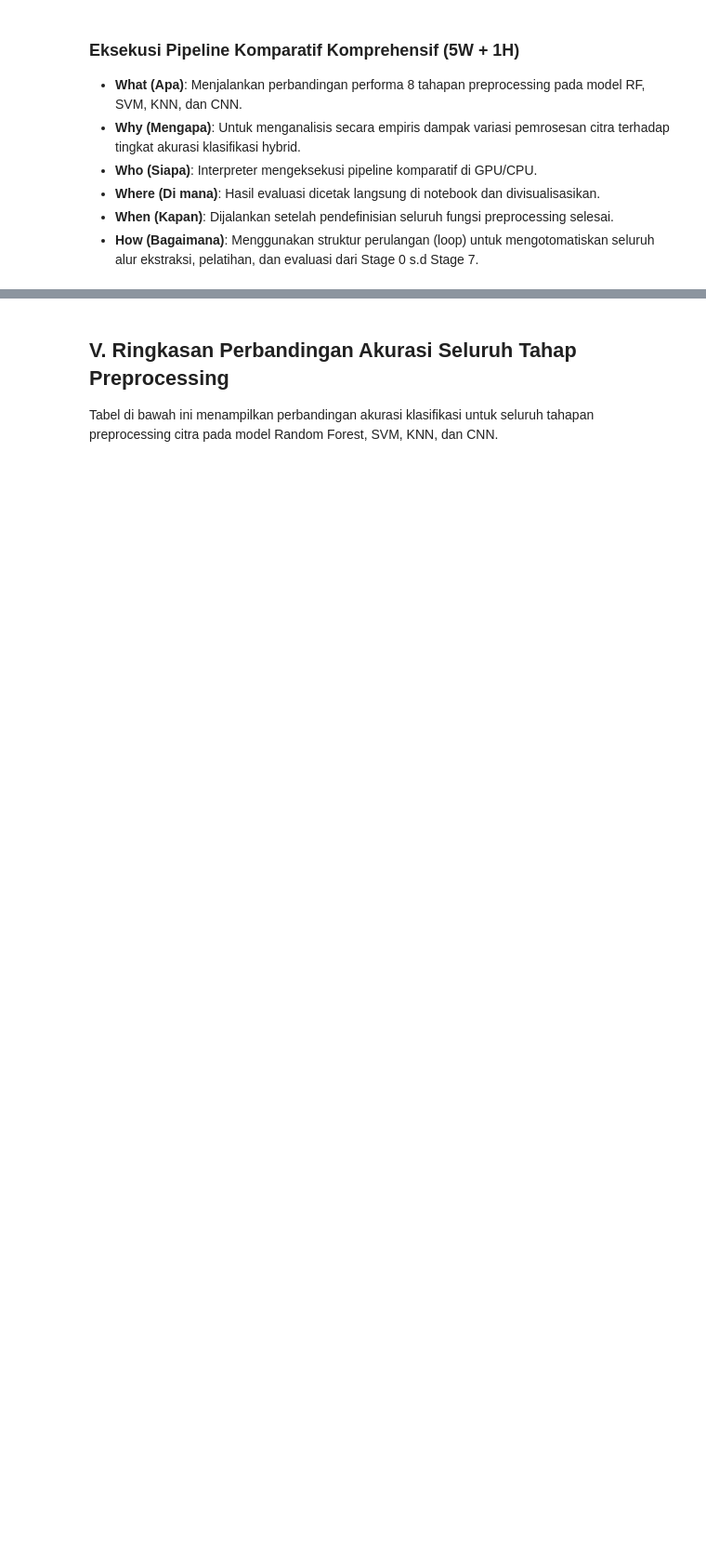
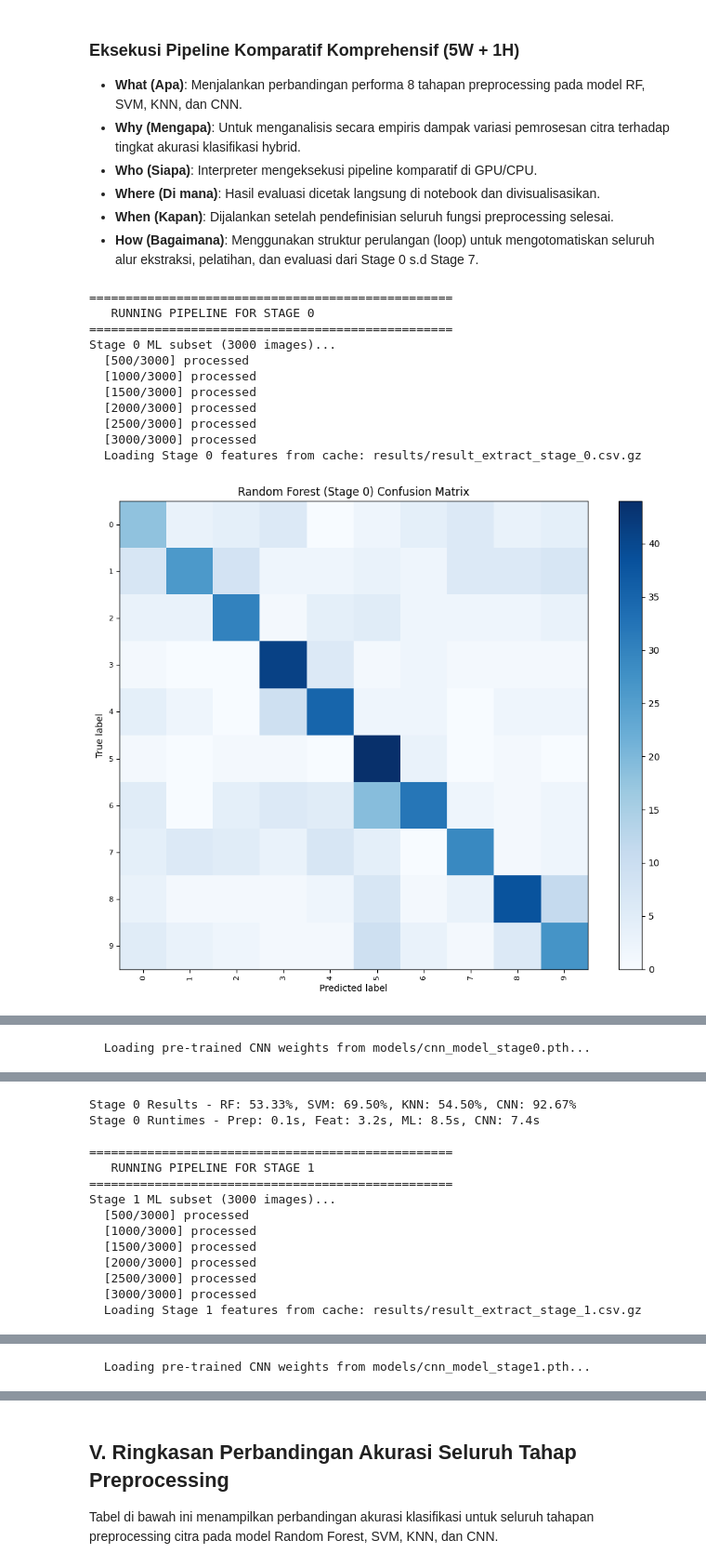
Before and after one commit to Schryzon/AeroVision, a Jupyter notebook: AeroVision.ipynb, the cells around one changed output, grey strips where cells are left out. Shown at 93% size. Drawn from its saved outputs; the diff is of its cells as text; code cells hidden in the pictures; blank space fills up the shorter version.

```diff
--- a/AeroVision.ipynb
+++ b/AeroVision.ipynb
@@ -482,8 +502,8 @@ def prepro1(image):
 
 # Stage 2: Contrast Enhancement (2 methods)
 def prepro2(image):
-    img = acc.Equalization.clahe(image, clip_limit=2.0)
-    img = acc.Enhancement.gamma_correction(img, gamma=0.9)
+    img = acc.Equalization.clahe(image, clip_limit=1.5)
+    img = acc.Enhancement.gamma_correction(img, gamma=0.8)
     return img
 
 # Stage 3: Detail/Edge Enhancement (2 methods)
@@ -622,7 +642,6 @@ for stage in range(8):
     fn = prepro_fns[stage]
     t0_prep = time.time()
     data_prep = batch_preprocess(data_augmented, fn, f'Stage {stage} ML subset')
-    data_all_prep = batch_preprocess(data_all, fn, f'Stage {stage} CNN full set')
     prep_time = time.time() - t0_prep
 
     # 2. Ekstraksi Fitur Hybrid (GLCM + HOG) - Check Cache First
@@ -635,7 +654,7 @@ for stage in range(8):
         df_features = df_full.drop(columns=['Label', 'Filename'])
     else:
         print(f'  Cache not found. Extracting features for Stage {stage}...')
-        GLCM_LEVELS = 16
+        GLCM_LEVELS = 32
         factor = 256 // GLCM_LEVELS
         glcm_feats_list = []
         for img in data_prep:
@@ -683,9 +702,9 @@ for stage in range(8):
     X_test_pca = pca.transform(X_test_scaled)
 
     # 5. Latih Model Tradisional
-    rf = RandomForestClassifier(n_estimators=100, random_state=67, n_jobs=-1)
-    svm = SVC(C=15.0, kernel='rbf', gamma='scale', random_state=67)
-    knn = KNeighborsClassifier(n_neighbors=5, metric='cosine')
+    rf = RandomForestClassifier(n_estimators=150, criterion='entropy', max_depth=15, random_state=67, n_jobs=-1)
+    svm = SVC(C=5.0, kernel='rbf', gamma='scale', random_state=67)
+    knn = KNeighborsClassifier(n_neighbors=9, weights='distance', metric='cosine')
 
     rf.fit(X_train_pca, y_train)
     svm.fit(X_train_pca, y_train)
@@ -700,7 +719,7 @@ for stage in range(8):
     plot_confusion_matrix(y_test, svm.predict(X_test_pca), f'SVM (Stage {stage}) Confusion Matrix')
     plot_confusion_matrix(y_test, knn.predict(X_test_pca), f'KNN (Stage {stage}) Confusion Matrix')
 
-    # 6. Latih Model CNN (Research Purposes - 10,000 Images, 100 Classes)
+    # 6. Latih Model CNN (10 Classes)
     cnn_acc = np.nan
     checkpoint_path = f'models/cnn_model_stage{stage}.pth'
     FORCE_RETRAIN_CNN = False
@@ -727,7 +746,7 @@ for stage in range(8):
                     param.requires_grad = True
                 for param in self.backbone.features[8].parameters():
                     param.requires_grad = True
-                self.backbone.classifier[1] = nn.Linear(1280, 100)
+                self.backbone.classifier[1] = nn.Linear(1280, 10)
             def forward(self, x):
                 x = x.repeat(1, 3, 1, 1)
                 return self.backbone(x)
@@ -738,10 +757,10 @@ for stage in range(8):
         optimizer = optim.Adam(filter(lambda p: p.requires_grad, model.parameters()), lr=0.0002)
 
         le_all = LabelEncoder()
-        y_all_encoded = le_all.fit_transform(labels_all)
+        y_all_encoded = le_all.fit_transform(labels_augmented)
 
         X_train_img, X_test_img, y_train_encoded, y_test_encoded = train_test_split(
-            data_all_prep, y_all_encoded, test_size=0.2, random_state=67
+            data_prep, y_all_encoded, test_size=0.2, random_state=67
         )
 
         X_train_t = torch.tensor(X_train_img, dtype=torch.float32).unsqueeze(1) / 255.0
@@ -757,7 +776,7 @@ for stage in range(8):
             model.load_state_dict(torch.load(checkpoint_path, map_location=device))
         else:
             print(f'  === TRAINING CNN FOR STAGE {stage} ===')
-            for epoch in range(5):
+            for epoch in range(10):
                 model.train()
                 for inputs, targets in train_loader:
                     inputs, targets = inputs.to(device), targets.to(device)
@@ -787,37 +806,51 @@ for stage in range(8):
         y_pred_encoded = np.array(all_preds)
         y_pred_labels = le_all.inverse_transform(y_pred_encoded)
         y_test_all_labels = le_all.inverse_transform(y_test_encoded)
+        plot_confusion_matrix(y_test_all_labels, y_pred_labels, f'CNN (Stage {stage}) Confusion Matrix')
 
         # Explicit VRAM Cleanup
         del model, optimizer, train_loader, val_loader, X_train_t, y_train_t, X_test_t, y_test_t
         import gc
         gc.collect()
         if torch.cuda.is_available():
             torch.cuda.empty_cache()
 
     except ImportError:
         print('PyTorch tidak terpasang. Melewati CNN.')
     cnn_time = time.time() - t0_cnn
 
     cached_total = prep_time + feat_time + ml_time + cnn_time
     uncached_feat = feat_time if not feat_cached else 150.0
     uncached_cnn = cnn_time if not cnn_cached else 100.0
     uncached_total = prep_time + uncached_feat + ml_time + uncached_cnn
     timing_results.append({
         'Stage': f'Stage {stage}',
         'prep_time': prep_time,
         'feat_time': feat_time,
         'ml_time': ml_time,
         'cnn_time': cnn_time,
         'cached_total': cached_total,
         'uncached_total': uncached_total
     })
     print(f'Stage {stage} Results - RF: {rf_acc:.2%}, SVM: {svm_acc:.2%}, KNN: {knn_acc:.2%}, CNN: {cnn_acc:.2%}')
     print(f'Stage {stage} Runtimes - Prep: {prep_time:.1f}s, Feat: {feat_time:.1f}s, ML: {ml_time:.1f}s, CNN: {cnn_time:.1f}s')
     comparison_results.append({
         'Stage': f'Stage {stage}',
         'Random Forest': rf_acc,
         'SVM (RBF)': svm_acc,
-        'KNN (k=5)': knn_acc,
+        'KNN (k=9)': knn_acc,
         'CNN (Research)': cnn_acc
     })
+# %% [output]
+==================================================
+   RUNNING PIPELINE FOR STAGE 0
+==================================================
+Stage 0 ML subset (3000 images)...
+  [500/3000] processed
+  [1000/3000] processed
+  [1500/3000] processed
+  [2000/3000] processed
+  [2500/3000] processed
+  [3000/3000] processed
+  Loading Stage 0 features from cache: results/result_extract_stage_0.csv.gz
+[figure, added]
@@ -823,0 +859 @@ for stage in range(8):
+  Loading pre-trained CNN weights from models/cnn_model_stage0.pth...
@@ -823,0 +861,14 @@ for stage in range(8):
+Stage 0 Results - RF: 53.33%, SVM: 69.50%, KNN: 54.50%, CNN: 92.67%
+Stage 0 Runtimes - Prep: 0.1s, Feat: 3.2s, ML: 8.5s, CNN: 7.4s
+
+==================================================
+   RUNNING PIPELINE FOR STAGE 1
+==================================================
+Stage 1 ML subset (3000 images)...
+  [500/3000] processed
+  [1000/3000] processed
+  [1500/3000] processed
+  [2000/3000] processed
+  [2500/3000] processed
+  [3000/3000] processed
+  Loading Stage 1 features from cache: results/result_extract_stage_1.csv.gz
@@ -823,0 +878 @@ for stage in range(8):
+  Loading pre-trained CNN weights from models/cnn_model_stage1.pth...
```
Also changed, not shown: parts of 8 cells of this notebook, 19 other files.
